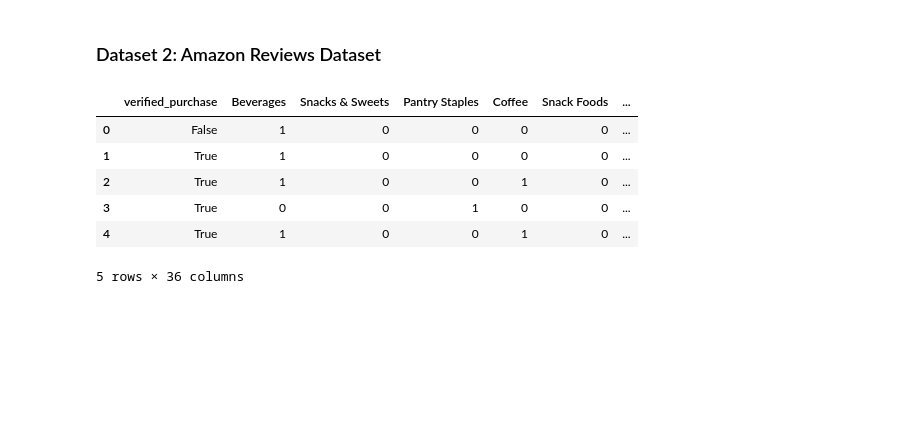
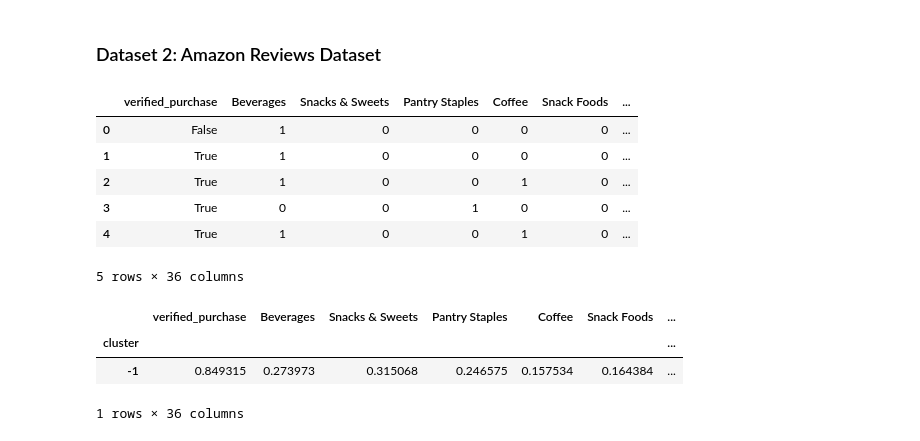
Before and after one commit to eghatzis0527/DX799---HW-Assignments, a Jupyter notebook: HW11.ipynb, the cells around one changed output. Drawn from its saved outputs; the diff is of its cells as text; code cells hidden in the pictures; blank space fills up the shorter version.

```diff
--- a/HW11.ipynb
+++ b/HW11.ipynb
@@ -207,3 +169,17 @@ X_train, X_test, y_train, y_test = train_test_split(X, y, test_size = 0.25, rand
 
 X_train_scaled = scaler.fit_transform(X_train)
 X_test_scaled = scaler.fit_transform(X_test)
+# %%
+dbscan = DBSCAN(eps = 0.5, min_samples = 5)
+
+test_clusters = dbscan.fit_predict(X_test_scaled)
+
+dbscan_profiles = X_test.copy()
+dbscan_profiles['cluster'] = test_clusters
+
+dbscan_profiles.groupby('cluster').mean()
+# %% [output]
+|  | verified_purchase | Beverages | Snacks & Sweets | Pantry Staples | Coffee | Snack Foods | ... |
+| cluster |  |  |  |  |  |  | ... |
+| -1 | 0.849315 | 0.273973 | 0.315068 | 0.246575 | 0.157534 | 0.164384 | ... |
+1 rows × 36 columns
```
Also changed, not shown: parts of 8 cells of this notebook.
